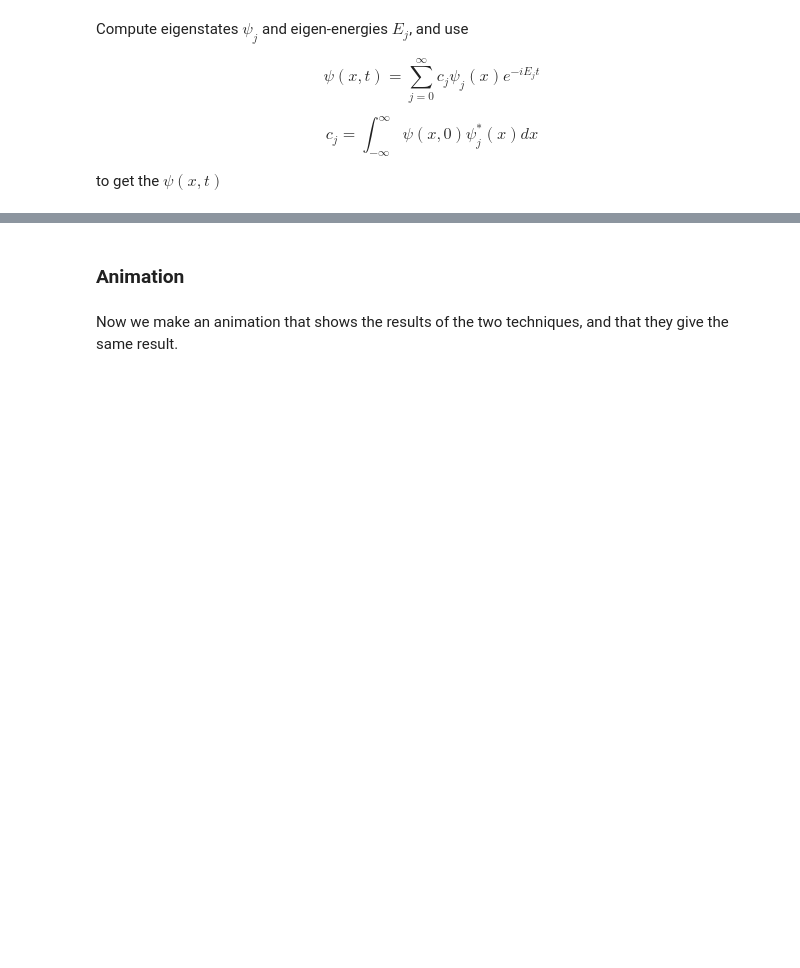
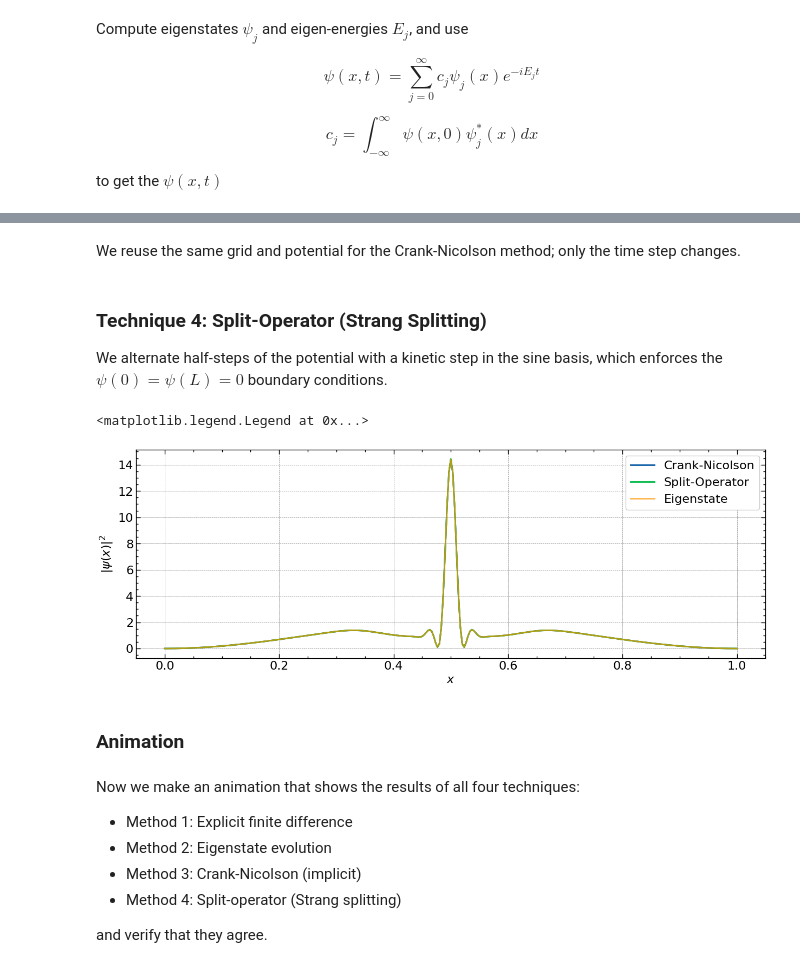
Before and after one commit to Shk1r/Quantum_Schrodinger_Simulation, a Jupyter notebook: Time-Dependent Schrodinger Equation.ipynb, the cells around one changed output, grey strips where cells are left out. Cells and saved outputs as stored; diff of their text form; code cells hidden in the pictures; blank space fills up the shorter version.

```diff
--- a/Time-Dependent Schrodinger Equation.ipynb
+++ b/Time-Dependent Schrodinger Equation.ipynb
@@ -237,0 +234,2 @@ plt.plot(x, np.absolute(psi_m2(10000 * dt))**2)
+# %% [markdown]
+We reuse the same grid and potential for the Crank-Nicolson method; only the time step changes.
@@ -237,0 +299,5 @@ plt.plot(x, np.absolute(psi_m2(10000 * dt))**2)
+# %% [markdown]
+### **Technique 4: Split-Operator (Strang Splitting)**
+
+We alternate half-steps of the potential with a kinetic step in the sine basis,
+which enforces the $\psi(0)=\psi(L)=0$ boundary conditions.
@@ -238,4 +340,46 @@ plt.plot(x, np.absolute(psi_m2(10000 * dt))**2)
+# %%
+t_eval = 10000 * dt
+T_total = (Nt - 1) * dt
+
+plt.figure(figsize=(15,5))
+
+# Method 3: Crank-Nicolson
+if 'psi_cn' in globals():
+    Nt_cn = psi_cn.shape[0]
+    dt_cn = T_total / (Nt_cn - 1)
+    i_cn = min(int(round(t_eval / dt_cn)), Nt_cn - 1)
+    plt.plot(x, np.abs(psi_cn[i_cn])**2, label='Crank-Nicolson')
+else:
+    print("[Info] Run Method 3 (Crank-Nicolson) cell to compute psi_cn.")
+
+# Method 4: Split-Operator
+if 'psi_so' in globals():
+    Nt_so = psi_so.shape[0]
+    dt_so = T_total / (Nt_so - 1)
+    i_so = min(int(round(t_eval / dt_so)), Nt_so - 1)
+    plt.plot(x, np.abs(psi_so[i_so])**2, label='Split-Operator')
+else:
+    print("[Info] Run Method 4 (Split-Operator) cell to compute psi_so.")
+
+# Method 2: Eigenstate
+if 'psi_m2' in globals():
+    plt.plot(x, np.abs(psi_m2(t_eval))**2, label='Eigenstate', alpha=0.7)
+else:
+    print("[Info] Run Method 2 (Eigenstate) cell to compute psi_m2.")
+
+plt.xlabel('$x$')
+plt.ylabel(r'$|\psi(x)|^2$')
+plt.legend()
+# %% [output]
+<matplotlib.legend.Legend at 0x...>
+[figure, added]
 # %% [markdown]
 ### **Animation**
 # %% [markdown]
-Now we make an animation that shows the results of the two techniques, and that they give the same result.
+Now we make an animation that shows the results of all four techniques:
+- Method 1: Explicit finite difference
+- Method 2: Eigenstate evolution
+- Method 3: Crank-Nicolson (implicit)
+- Method 4: Split-operator (Strang splitting)
+
+and verify that they agree.
```
Also changed, not shown: parts of 49 cells of this notebook, 2 other files.
